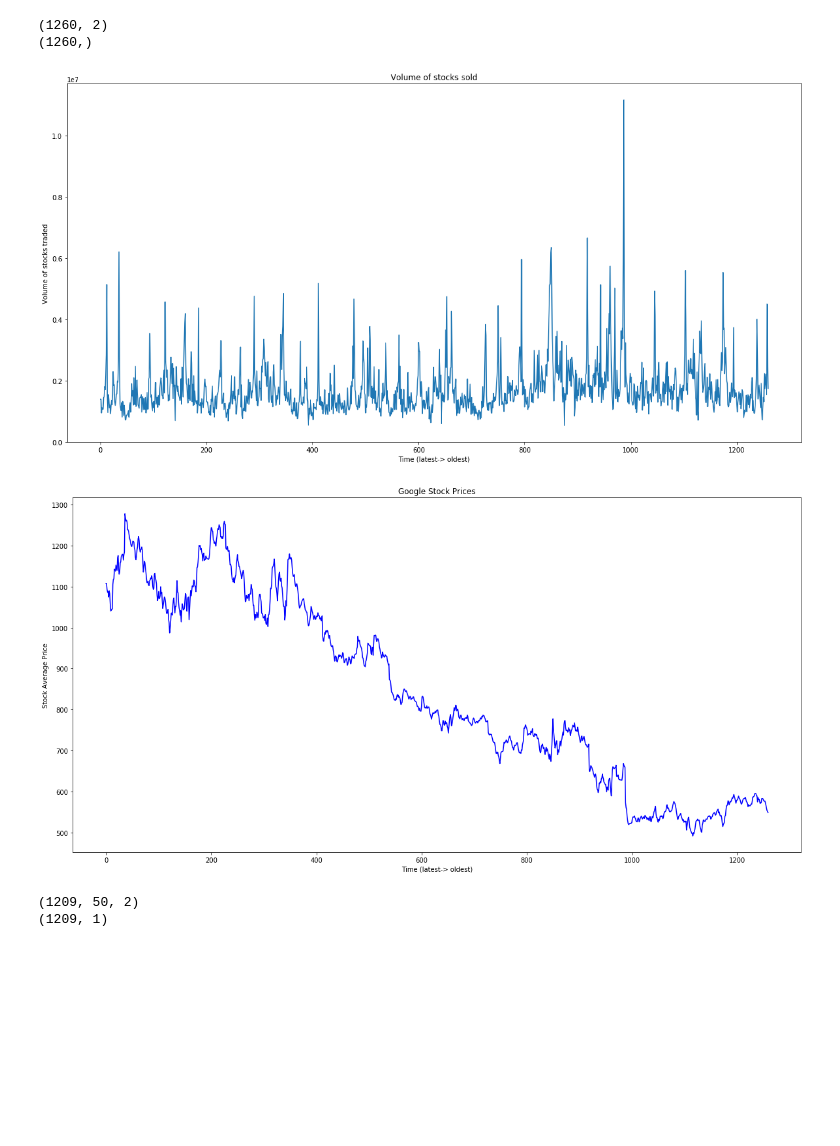
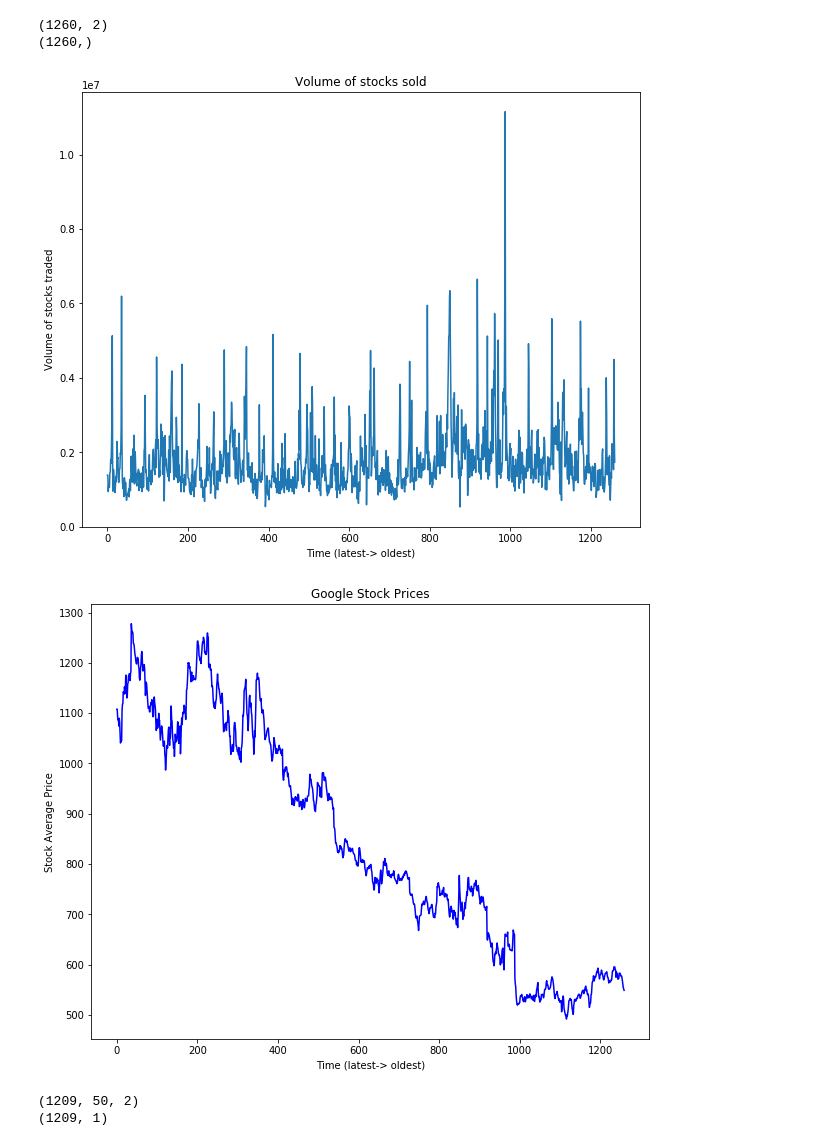
Before and after one commit to HSV-AI/presentations, a Jupyter notebook: 2019/190619/190619_RNN_TimeSeries.ipynb, the cells around one changed output. Drawn from its saved outputs; the diff is of its cells as text; code cells hidden in the pictures; blank space fills up the shorter version.

```diff
--- a/2019/190619/190619_RNN_TimeSeries.ipynb
+++ b/2019/190619/190619_RNN_TimeSeries.ipynb
@@ -48,5 +54,6 @@ For convenience, this is saved in the presentations repository and can be access
 # %%
-stock_data = pd.read_csv("https://github.com/HSV-AI/presentations/raw/master/2019/190619/HistoricalQuotes.csv")
+fileURL = "https://github.com/HSV-AI/presentations/raw/master/2019/190619/HistoricalQuotes.csv"
+stock_data = pd.read_csv(fileURL, thousands=',')
 stock_data.head(2)
 # %% [output]
 |  | date | close | volume | open | high | low |
@@ -68,9 +75,4 @@ dtypes: object(6)
 memory usage: 59.1+ KB
-# %%
-stock_data.high = (stock_data.high.str.split()).apply(lambda x: float(x[0].replace(',', '')))
-stock_data.low = (stock_data.low.str.split()).apply(lambda x: float(x[0].replace(',', '')))
-stock_data.volume = (stock_data.volume.str.split()).apply(lambda x: float(x[0].replace(',', '')))
-stock_data.open = (stock_data.open.str.split()).apply(lambda x: float(x[0].replace(',', '')))
 # %%
 
 stock_data["average"] = (stock_data["high"] + stock_data["low"])/2
@@ -92,23 +94,23 @@ print(output_feature.shape)
 (1260, 2)
 (1260,)
 # %%
-plt.figure(figsize=(20,10))
+plt.figure(figsize=(10,8))
 plt.plot(input_feature[:,0])
 plt.title("Volume of stocks sold")
 plt.xlabel("Time (latest-> oldest)")
 plt.ylabel("Volume of stocks traded")
 plt.show()
 # %% [output]
-[figure, old version]
+[figure, new version]
 # %%
-plt.figure(figsize=(20,10))
+plt.figure(figsize=(10,8))
 plt.plot(input_feature[:,1], color='blue')
 plt.title("Google Stock Prices")
 plt.xlabel("Time (latest-> oldest)")
 plt.ylabel("Stock Average Price")
 plt.show()
 # %% [output]
-[figure, old version]
+[figure, new version]
 # %%
 input_scaler = MinMaxScaler(feature_range=(0,1))
 input_data[:,0:2] = input_scaler.fit_transform(input_feature[:,:])
```
Also changed, not shown: parts of 14 cells of this notebook.
